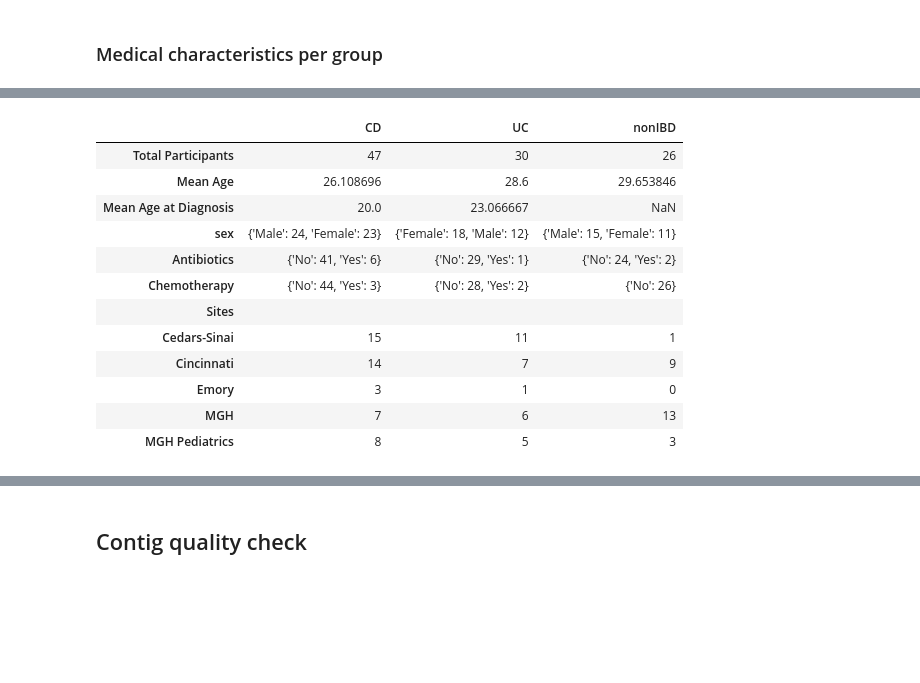
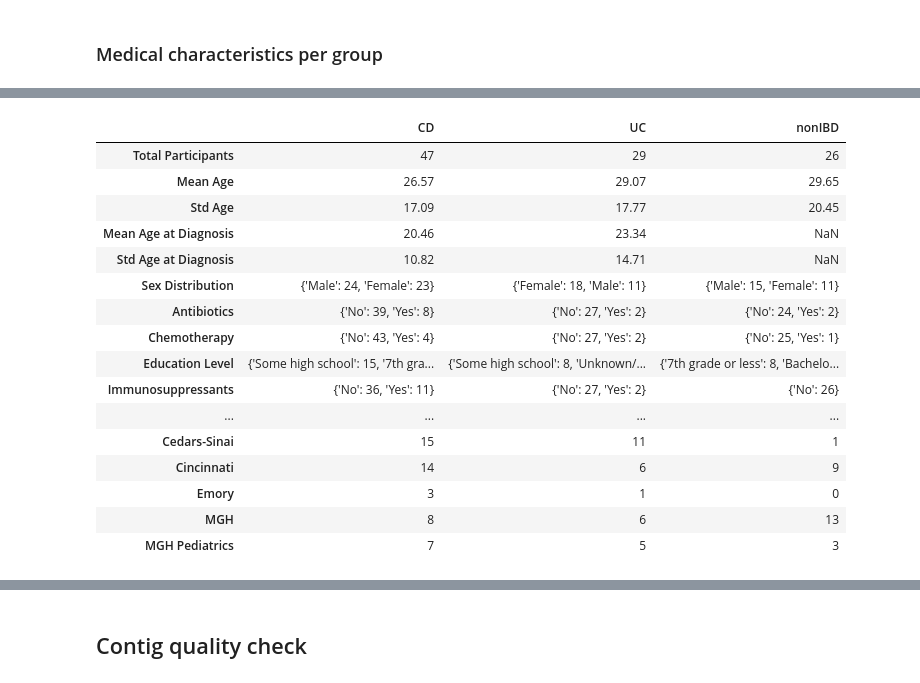
Before and after one commit to robcli/20.490_Deep_Learning_Biology, a Jupyter notebook: Characteristics_SJBae.ipynb, the cells around one changed output, grey strips where cells are left out. Cells and saved outputs as stored; diff of their text form; code cells hidden in the pictures; blank space fills up the shorter version.

```diff
--- a/Characteristics_SJBae.ipynb
+++ b/Characteristics_SJBae.ipynb
@@ -3,7 +3,7 @@
 # %%
 import pandas as pd
 
-sampled_df = pd.read_csv("sampled_metadata.csv")
+sampled_df = pd.read_csv("sampled_metadata_contig_stats.csv")
 # %% [markdown]
 ## Participants per group
 # %%
@@ -104,59 +40,76 @@ summary_transposed
 # %%
 # Step 1: Drop duplicate participants
 sampled_df_unique = sampled_df.drop_duplicates(subset="Participant ID")
 
 # Step 2: Summary metadata per diagnosis
 summary = sampled_df_unique.groupby("diagnosis").agg({
     "Participant ID": "count",
-    "consent_age": "mean",
-    "Age at diagnosis": "mean",
+    "consent_age": ["mean", "std"],
+    "Age at diagnosis": ["mean", "std"],
     "sex": lambda x: x.value_counts().to_dict(),
     "Antibiotics": lambda x: x.value_counts().to_dict(),
-    "Chemotherapy": lambda x: x.value_counts().to_dict()
-}).rename(columns={
-    "Participant ID": "Total Participants",
-    "consent_age": "Mean Age",
-    "Age at diagnosis": "Mean Age at Diagnosis"
+    "Chemotherapy": lambda x: x.value_counts().to_dict(),
+    "Education Level": lambda x: x.value_counts().to_dict(),
+    "Immunosuppressants (e.g. oral corticosteroids)": lambda x: x.value_counts().to_dict(),
+    "6) Have you ever had bowel surgery?": lambda x: x.value_counts().to_dict(),
+    "Hispanic or Latino Origin": lambda x: x.value_counts().to_dict(),
+    "race": lambda x: x.value_counts().to_dict()
 })
 
+# Flatten multi-index columns
+summary.columns = [
+    "Total Participants",
+    "Mean Age", "Std Age",
+    "Mean Age at Diagnosis", "Std Age at Diagnosis",
+    "Sex Distribution", "Antibiotics", "Chemotherapy",
+    "Education Level", "Immunosuppressants", "Bowel Surgery",
+    "Hispanic/Latino", "Race"
+]
+
+# Round numeric columns
+numeric_cols = ["Mean Age", "Std Age", "Mean Age at Diagnosis", "Std Age at Diagnosis"]
+summary[numeric_cols] = summary[numeric_cols].round(2)
+
+# Transpose
 summary_transposed = summary.T
 summary_transposed.columns.name = None
 
-# Step 3: Site-level counts per diagnosis with total row
-pivot = sampled_df_unique.pivot_table(
+# Step 3a: Site-level counts per diagnosis with total row
+sites_pivot = sampled_df_unique.pivot_table(
     index="site_name",
     columns="diagnosis",
     values="Participant ID",
     aggfunc="count",
     fill_value=0
 )
+sites_row = pd.DataFrame(sites_pivot.sum()).T
+sites_row.index = ["Sites"]
+sites = pd.concat([sites_row, sites_pivot])
+sites.loc["Sites"] = ""
+sites = sites[summary_transposed.columns]
 
-# Add total row and rename it to 'Sites'
-total_row = pd.DataFrame(pivot.sum()).T
-total_row.index = ["Sites"]
 
-pivot_with_total = pd.concat([total_row, pivot])
 
-# Set values in 'Sites' row to blank
-pivot_with_total.loc["Sites"] = ""
+# Step 4: Combine into one final table
+combined = pd.concat([summary_transposed, sites])
 
-# Step 4: Combine both into one table (matching column structure)
-pivot_with_total = pivot_with_total[summary_transposed.columns]
-combined = pd.concat([summary_transposed, pivot_with_total])
-
-# Show final combined table
+# Show the final combined table
 combined
 # %% [output]
 |  | CD | UC | nonIBD |
-| Total Participants | 47 | 30 | 26 |
-| Mean Age | 26.108696 | 28.6 | 29.653846 |
-| Mean Age at Diagnosis | 20.0 | 23.066667 | NaN |
-| sex | {'Male': 24, 'Female': 23} | {'Female': 18, 'Male': 12} | {'Male': 15, 'Female': 11} |
-| Antibiotics | {'No': 41, 'Yes': 6} | {'No': 29, 'Yes': 1} | {'No': 24, 'Yes': 2} |
-| Chemotherapy | {'No': 44, 'Yes': 3} | {'No': 28, 'Yes': 2} | {'No': 26} |
-| Sites |  |  |  |
+| Total Participants | 47 | 29 | 26 |
+| Mean Age | 26.57 | 29.07 | 29.65 |
+| Std Age | 17.09 | 17.77 | 20.45 |
+| Mean Age at Diagnosis | 20.46 | 23.34 | NaN |
+| Std Age at Diagnosis | 10.82 | 14.71 | NaN |
+| Sex Distribution | {'Male': 24, 'Female': 23} | {'Female': 18, 'Male': 11} | {'Male': 15, 'Female': 11} |
+| Antibiotics | {'No': 39, 'Yes': 8} | {'No': 27, 'Yes': 2} | {'No': 24, 'Yes': 2} |
+| Chemotherapy | {'No': 43, 'Yes': 4} | {'No': 27, 'Yes': 2} | {'No': 25, 'Yes': 1} |
+| Education Level | {'Some high school': 15, '7th gra... | {'Some high school': 8, 'Unknown/... | {'7th grade or less': 8, 'Bachelo... |
+| Immunosuppressants | {'No': 36, 'Yes': 11} | {'No': 27, 'Yes': 2} | {'No': 26} |
+| ... | ... | ... | ... |
 | Cedars-Sinai | 15 | 11 | 1 |
-| Cincinnati | 14 | 7 | 9 |
+| Cincinnati | 14 | 6 | 9 |
 | Emory | 3 | 1 | 0 |
-| MGH | 7 | 6 | 13 |
-| MGH Pediatrics | 8 | 5 | 3 |
+| MGH | 8 | 6 | 13 |
+| MGH Pediatrics | 7 | 5 | 3 |
```
Also changed, not shown: parts of 8 cells of this notebook, 5 other files.
